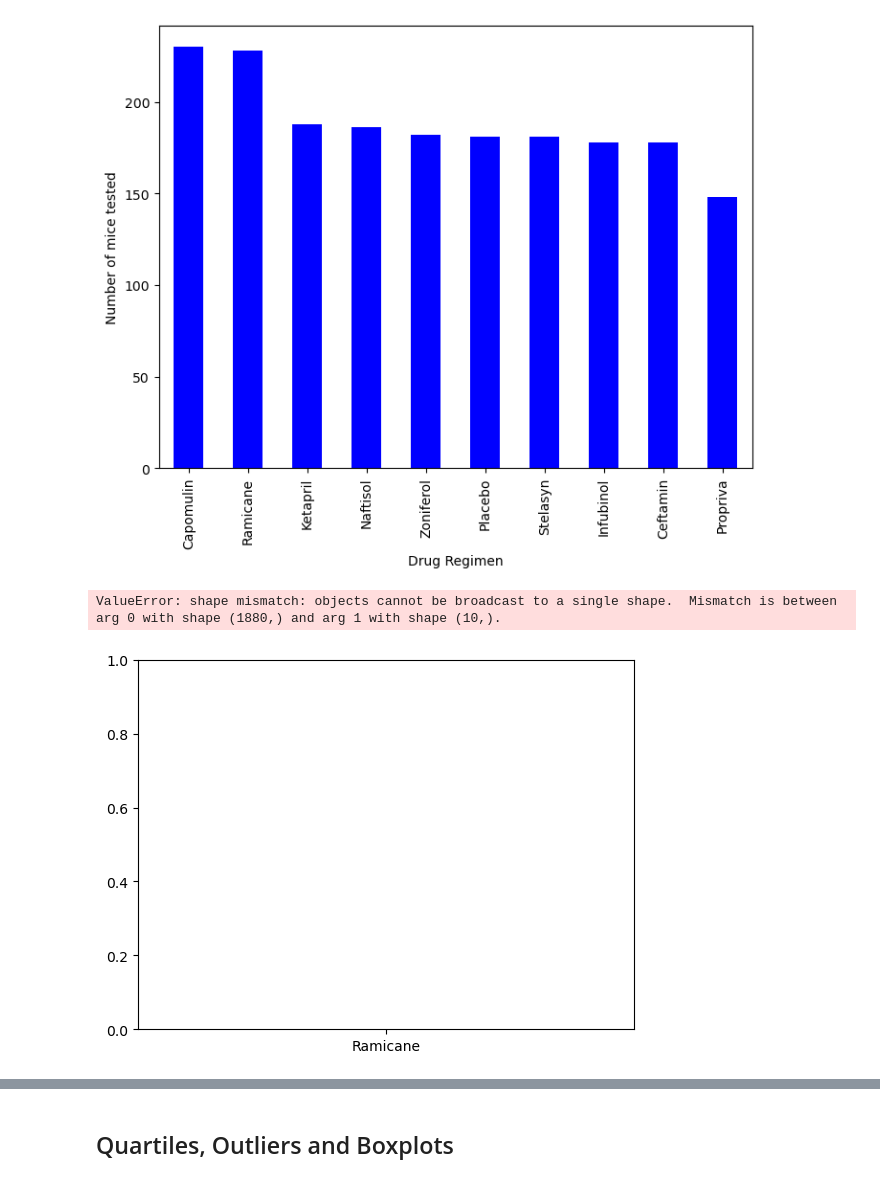
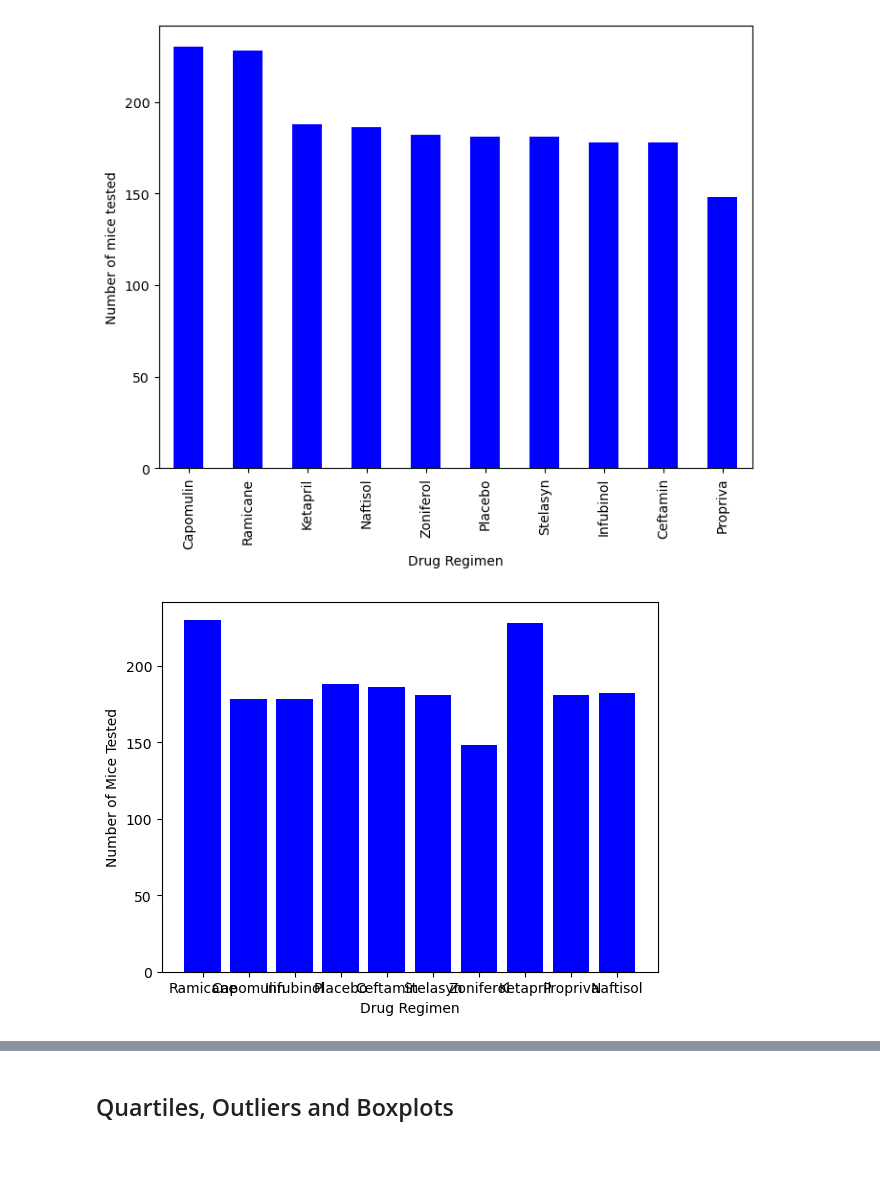
Before and after one commit to ssalinas619/Pymaceuticals-challenge, a Jupyter notebook: pymaceuticals_challenge.ipynb, the cells around one changed output, grey strips where cells are left out. Cells and saved outputs as stored; diff of their text form; code cells hidden in the pictures; blank space fills up the shorter version.

```diff
--- a/pymaceuticals_challenge.ipynb
+++ b/pymaceuticals_challenge.ipynb
@@ -157,14 +158,13 @@ plt.show()
 [figure]
 # %%
 # Generate a bar plot showing the total number of timepoints for all mice tested for each drug regimen using pyplot.
-bar_xaxis=clean_df["Drug Regimen"]
-bar_yaxis=clean_df["Drug Regimen"].value_counts()
+bar_xaxis=clean_df['Drug Regimen'].unique()
+bar_yaxis=clean_df.groupby(['Drug Regimen']).count()['Mouse ID']
 plt.bar(bar_xaxis,bar_yaxis, color='b')
 plt.xlabel("Drug Regimen")
 plt.ylabel("Number of Mice Tested")
 plt.show()
 # %% [output]
-ValueError: shape mismatch: objects cannot be broadcast to a single shape.  Mismatch is between arg 0 with shape (1880,) and arg 1 with shape (10,).
-[figure, old version]
+[figure, new version]
 # %%
 # Generate a pie plot showing the distribution of female versus male mice using Pandas
```
Also changed, not shown: parts of 16 cells of this notebook.
